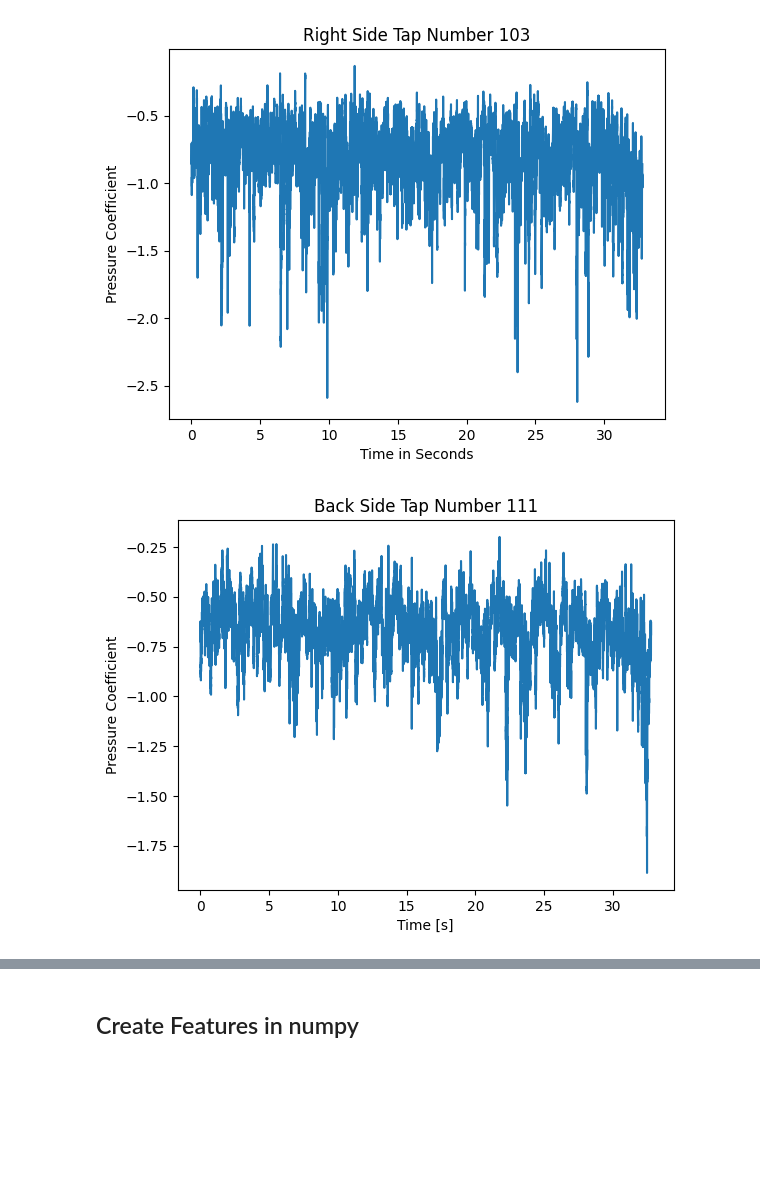
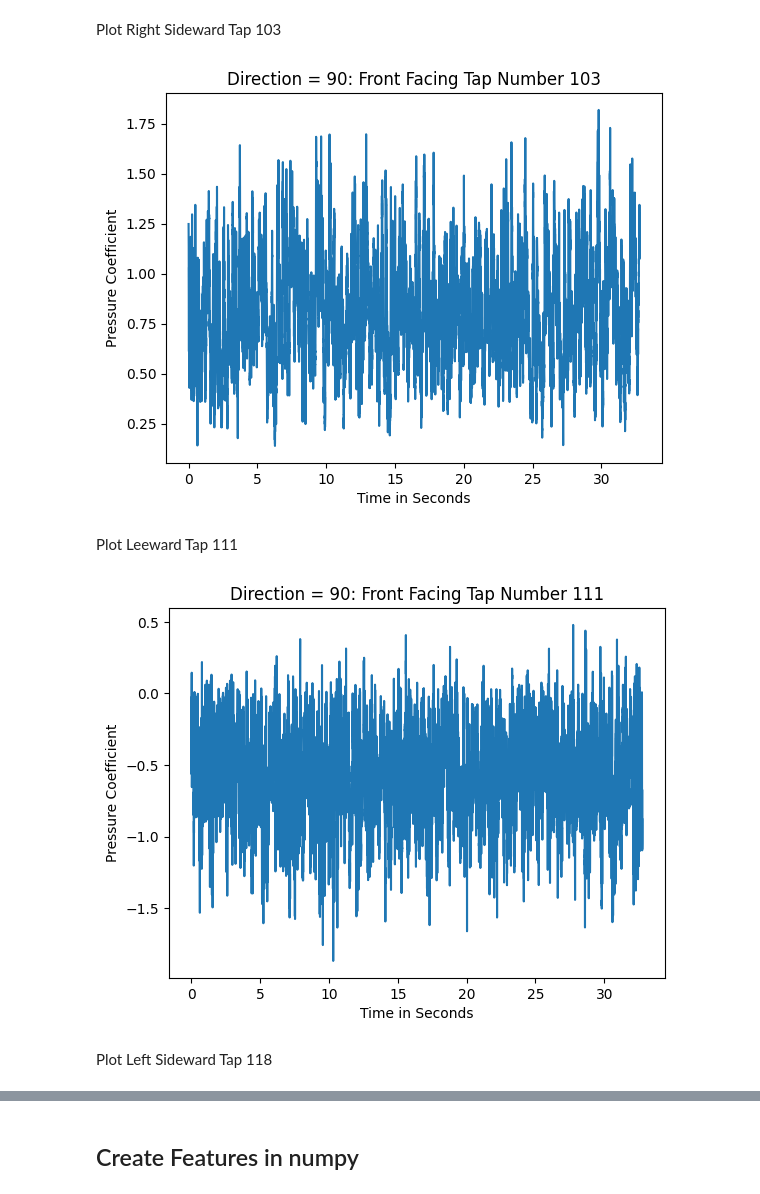
Before and after one commit to bocirnec/SimCenterREU, a Jupyter notebook: MLP/MLP.ipynb, the cells around one changed output, grey strips where cells are left out. Drawn from its saved outputs; the diff is of its cells as text; code cells hidden in the pictures; blank space fills up the shorter version.

```diff
--- a/MLP/MLP.ipynb
+++ b/MLP/MLP.ipynb
@@ -63,30 +126,38 @@ plt.show()
+# %% [markdown]
+Plot Right Sideward Tap 103
 # %%
-#Do the same but for a right side tap
+#Plot Sample
+
+dxn_no = 18
 tap_no = 103
 
-
-y = cp[:, tap_no-1]
+y = cp_mat[dxn_no, :,tap_no]
 plt.plot(x, y)
 plt.ylabel('Pressure Coefficient')
 plt.xlabel('Time in Seconds')
 #plt.suptitle('Tap )
-plt.title('Right Side Tap Number {}'.format(tap_no))
+plt.title('Direction = {}: Front Facing Tap Number {}'.format(int(wind_dxns[dxn_no]), tap_no))
 plt.show()
 # %% [output]
-[figure, old version]
+[figure, new version]
+# %% [markdown]
+Plot Leeward Tap 111
 # %%
-#Do the same but for a back tap
+#Plot Sample
+
+dxn_no = 18
 tap_no = 111
 
-
-y = cp[:, tap_no-1]
+y = cp_mat[dxn_no, :,tap_no]
 plt.plot(x, y)
 plt.ylabel('Pressure Coefficient')
-plt.xlabel('Time [s]')
+plt.xlabel('Time in Seconds')
 #plt.suptitle('Tap )
-plt.title('Back Side Tap Number {}'.format(tap_no))
+plt.title('Direction = {}: Front Facing Tap Number {}'.format(int(wind_dxns[dxn_no]), tap_no))
 plt.show()
 # %% [output]
-[figure, old version]
+[figure, new version]
+# %% [markdown]
+Plot Left Sideward Tap 118
 # %%
 #Do the same but for a left Side tap
```
Also changed, not shown: parts of 23 cells of this notebook.
